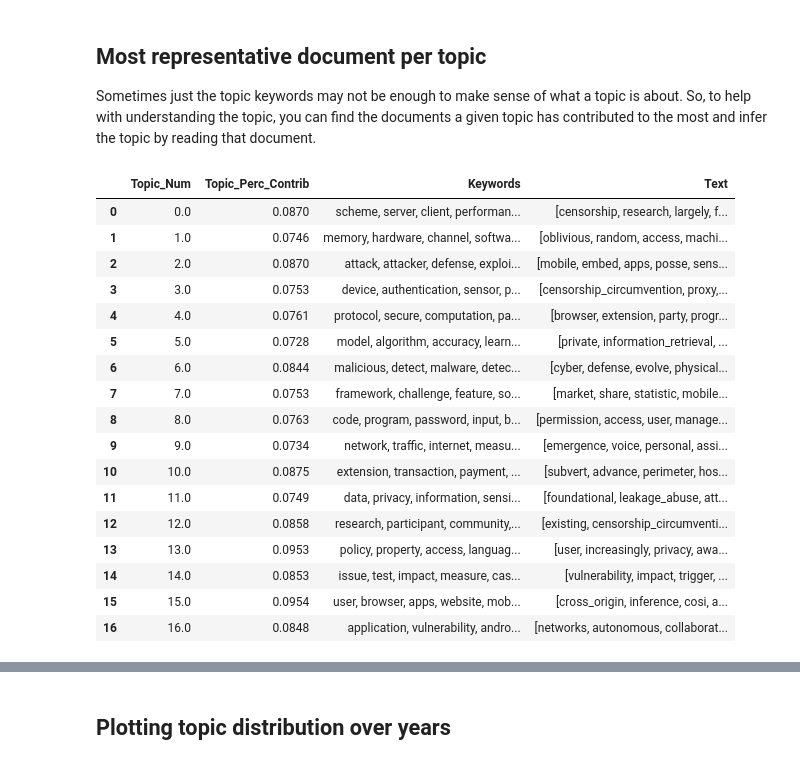
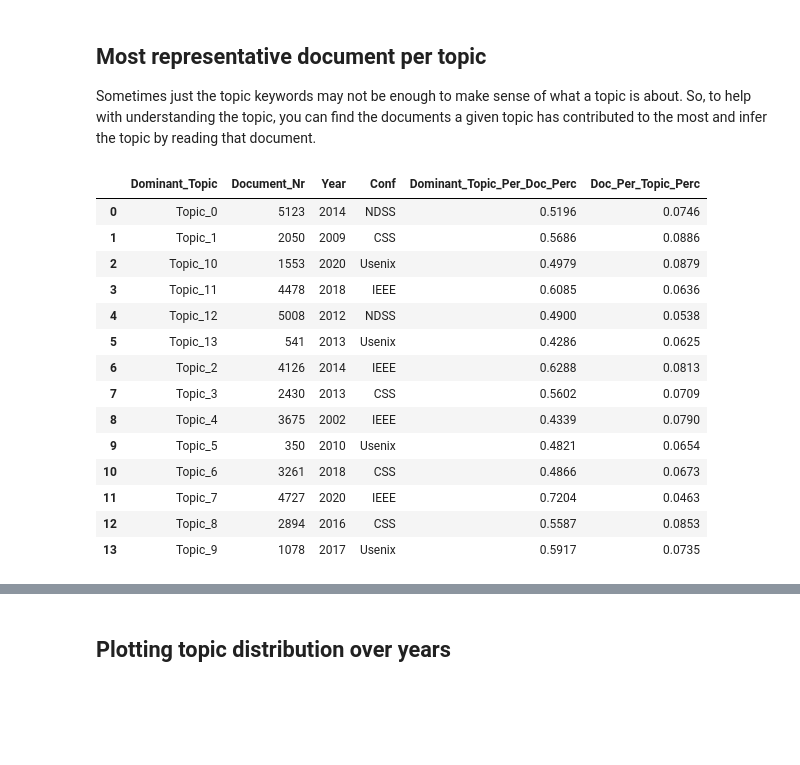
Before and after one commit to richard-johansson/topic_modeling, a Jupyter notebook: topicModeller2.0.ipynb, the cells around one changed output, grey strips where cells are left out. Cells and saved outputs as stored; diff of their text form; code cells hidden in the pictures; blank space fills up the shorter version.

```diff
--- a/topicModeller2.0.ipynb
+++ b/topicModeller2.0.ipynb
@@ -320,0 +318,11 @@ corpusData saved.
+# %%
+def openDataFile(filename):
+    file = open(filename,'rb')
+    data = pickle.load(file)
+    file.close()
+    print(filename, 'read.')
+    return data
+# %%
+dictionary = openDataFile('model/dictionaryData')
+M1 = openFile('model/M1Data')
+corpus_clean_bigram = openFile('model/corpusData')
@@ -543,12 +340,14 @@ And one can see that we now have three good candidates in the number of topics
 Reads the LDA mallet model from the folder /mallet-2.0.8
 # %%
 # From the testing we have that the optimal number of topics is:
-num_topics=17
+num_topics=14
+random_seed=4
 # %%
 ldamallet = gensim.models.wrappers.LdaMallet(mallet_path,
                                              corpus=M1,
-                                             num_topics=17,
-                                             id2word=dictionary)
+                                             num_topics=num_topics,
+                                             id2word=dictionary,
+                                            random_seed=random_seed)
 # %%
 # Show Topics
 pprint(ldamallet.show_topics(formatted=False))
@@ -874,40 +562,41 @@ corpus[6]
 ## Most representative document per topic
 Sometimes just the topic keywords may not be enough to make sense of what a topic is about. So, to help with understanding the topic, you can find the documents a given topic has contributed to the most and infer the topic by reading that document.
 # %%
-# Group top 5 corpuses under each topic
-sent_topics_sorteddf_mallet = pd.DataFrame()
+# Show most representative document per topic
+dominant_document_df= pd.DataFrame()
 
-sent_topics_outdf_grpd = df_topic_sents_keywords.groupby('Dominant_Topic')
+dominant_topic_grpd_df = df_dominant_topics.groupby('Dominant_Topic')
 
-for i, grp in sent_topics_outdf_grpd:
-    sent_topics_sorteddf_mallet = pd.concat([sent_topics_sorteddf_mallet,
-                                             grp.sort_values(['Perc_Contribution'], ascending=[0]).head(1)],
+for i, grp in dominant_topic_grpd_df:
+    dominant_document_df = pd.concat([dominant_document_df,
+                                             grp.sort_values(['Dominant_Topic_Per_Doc_Perc'], ascending=[0]).head(1)],
                                             axis=0)
 
 # Reset Index
-sent_topics_sorteddf_mallet.reset_index(drop=True, inplace=True)
+dominant_document_df.reset_index(drop=True, inplace=True)
 
-# Format
-sent_topics_sorteddf_mallet.columns = ['Topic_Num', "Topic_Perc_Contrib", "Keywords", "Text"]
+# Move dominant topic column first
+first_column = dominant_document_df.pop('Dominant_Topic')
+dominant_document_df.insert(0, 'Dominant_Topic', first_column)
+
+# Drop documents per topic percentage
+#dominant_document_df.pop('Doc_Per_Topic_Perc')
 
 # Show
-sent_topics_sorteddf_mallet
+dominant_document_df
 # %% [output]
-|  | Topic_Num | Topic_Perc_Contrib | Keywords | Text |
-| 0 | 0.0 | 0.0870 | scheme, server, client, performan... | [censorship, research, largely, f... |
-| 1 | 1.0 | 0.0746 | memory, hardware, channel, softwa... | [oblivious, random, access, machi... |
-| 2 | 2.0 | 0.0870 | attack, attacker, defense, exploi... | [mobile, embed, apps, posse, sens... |
-| 3 | 3.0 | 0.0753 | device, authentication, sensor, p... | [censorship_circumvention, proxy,... |
-| 4 | 4.0 | 0.0761 | protocol, secure, computation, pa... | [browser, extension, party, progr... |
-| 5 | 5.0 | 0.0728 | model, algorithm, accuracy, learn... | [private, information_retrieval, ... |
-| 6 | 6.0 | 0.0844 | malicious, detect, malware, detec... | [cyber, defense, evolve, physical... |
-| 7 | 7.0 | 0.0753 | framework, challenge, feature, so... | [market, share, statistic, mobile... |
-| 8 | 8.0 | 0.0763 | code, program, password, input, b... | [permission, access, user, manage... |
-| 9 | 9.0 | 0.0734 | network, traffic, internet, measu... | [emergence, voice, personal, assi... |
-| 10 | 10.0 | 0.0875 | extension, transaction, payment, ... | [subvert, advance, perimeter, hos... |
-| 11 | 11.0 | 0.0749 | data, privacy, information, sensi... | [foundational, leakage_abuse, att... |
-| 12 | 12.0 | 0.0858 | research, participant, community,... | [existing, censorship_circumventi... |
-| 13 | 13.0 | 0.0953 | policy, property, access, languag... | [user, increasingly, privacy, awa... |
-| 14 | 14.0 | 0.0853 | issue, test, impact, measure, cas... | [vulnerability, impact, trigger, ... |
-| 15 | 15.0 | 0.0954 | user, browser, apps, website, mob... | [cross_origin, inference, cosi, a... |
-| 16 | 16.0 | 0.0848 | application, vulnerability, andro... | [networks, autonomous, collaborat... |
+|  | Dominant_Topic | Document_Nr | Year | Conf | Dominant_Topic_Per_Doc_Perc | Doc_Per_Topic_Perc |
+| 0 | Topic_0 | 5123 | 2014 | NDSS | 0.5196 | 0.0746 |
+| 1 | Topic_1 | 2050 | 2009 | CSS | 0.5686 | 0.0886 |
+| 2 | Topic_10 | 1553 | 2020 | Usenix | 0.4979 | 0.0879 |
+| 3 | Topic_11 | 4478 | 2018 | IEEE | 0.6085 | 0.0636 |
+| 4 | Topic_12 | 5008 | 2012 | NDSS | 0.4900 | 0.0538 |
+| 5 | Topic_13 | 541 | 2013 | Usenix | 0.4286 | 0.0625 |
+| 6 | Topic_2 | 4126 | 2014 | IEEE | 0.6288 | 0.0813 |
+| 7 | Topic_3 | 2430 | 2013 | CSS | 0.5602 | 0.0709 |
+| 8 | Topic_4 | 3675 | 2002 | IEEE | 0.4339 | 0.0790 |
+| 9 | Topic_5 | 350 | 2010 | Usenix | 0.4821 | 0.0654 |
+| 10 | Topic_6 | 3261 | 2018 | CSS | 0.4866 | 0.0673 |
+| 11 | Topic_7 | 4727 | 2020 | IEEE | 0.7204 | 0.0463 |
+| 12 | Topic_8 | 2894 | 2016 | CSS | 0.5587 | 0.0853 |
+| 13 | Topic_9 | 1078 | 2017 | Usenix | 0.5917 | 0.0735 |
```
Also changed, not shown: parts of 53 cells of this notebook.
